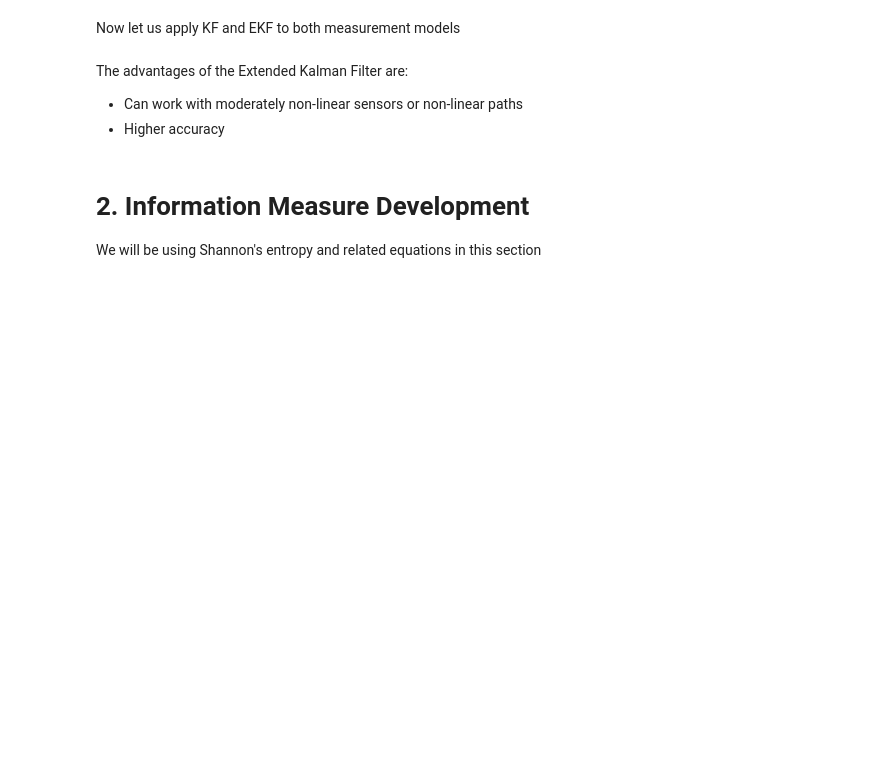
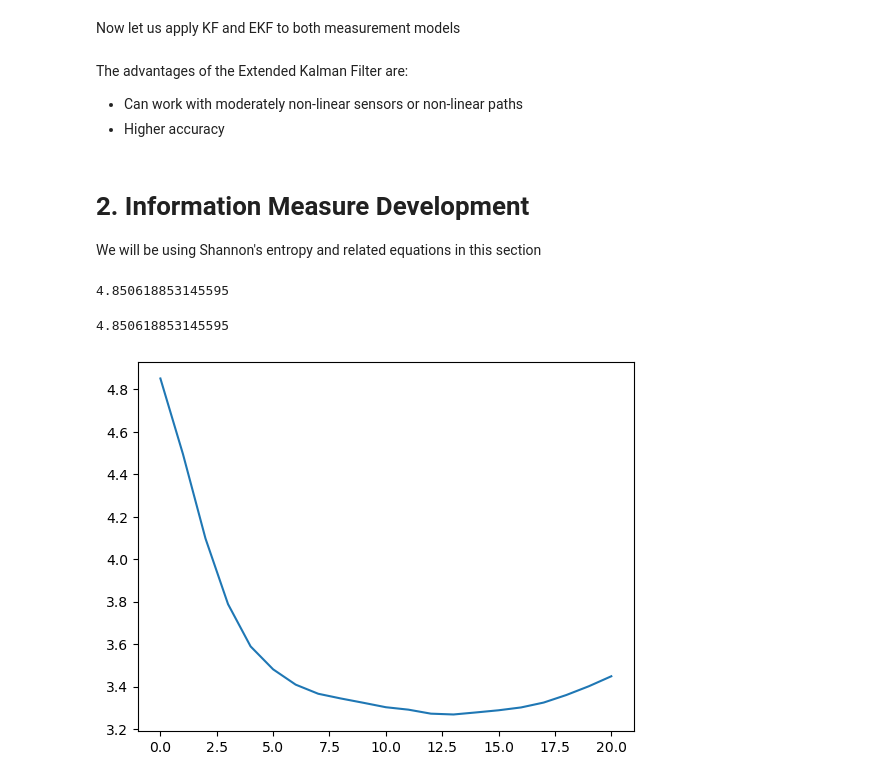
Before and after one commit to Danruh/particle-filtering, a Jupyter notebook: assignment.ipynb, the cells around one changed output. Cells and saved outputs as stored; diff of their text form; code cells hidden in the pictures; blank space fills up the shorter version.

```diff
--- a/assignment.ipynb
+++ b/assignment.ipynb
@@ -82,0 +84,26 @@ from scipy.stats import entropy
+# %%
+# Get all the state vectors
+#mean = [track_ekf_1.states[-1].state_vector[0], track_ekf_1.states[-1].state_vector[2]]
+mean = track_ekf_1.states[0].state_vector.flatten()
+covar = track_ekf_1.states[0].covar
+
+#print(mean)
+#print(covar)
+#print(track_ekf_1.states[-1])
+#print(type(covar))
+#print(truth_path_1.states[-1].state_vector)
+sample = multivariate_normal(mean, covar)
+#print(sample[:,[0, 2]])
+print(sample.entropy())
+#print(entropy(sample[:,[0, 2]]))
+print(truth_path_1.states[0])
+# %% [output]
+4.850618853145595
+# %%
+print(gaussian_entropy(track_ekf_1.states[0]))
+entropies = [gaussian_entropy(state) for state in track_ekf_1.states]
+plt.plot(entropies)
+plt.show()
+# %% [output]
+4.850618853145595
+[figure, added]
```
Also changed, not shown: parts of 3 cells of this notebook, 1 other file.
